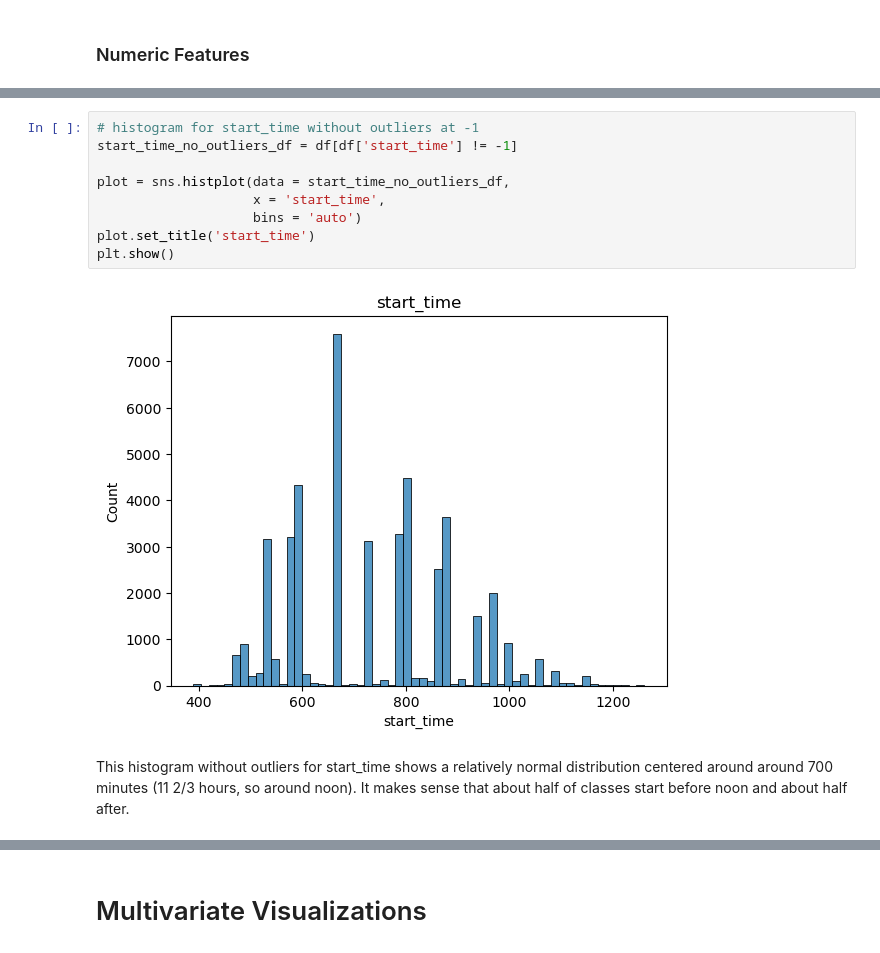
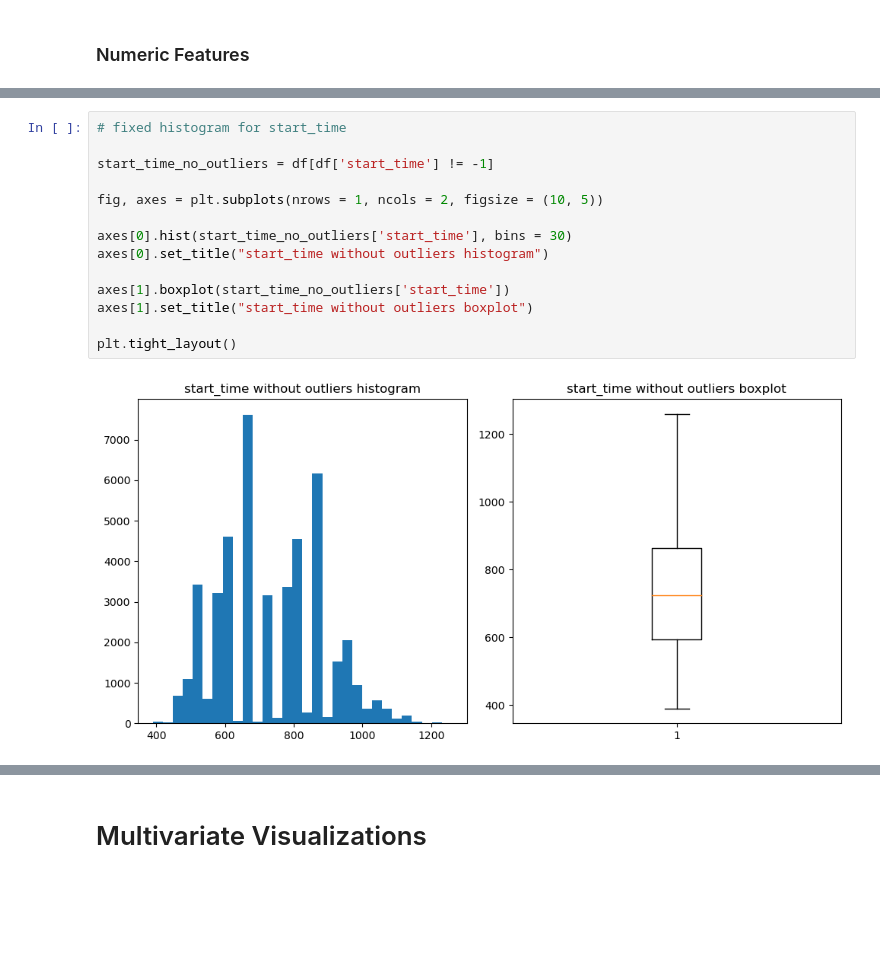
Before and after one commit to kellianneyang/predictive-academic-analytics, a Jupyter notebook: data_visualization.ipynb, the cells around one changed output, grey strips where cells are left out. Saved outputs shown, nothing was run; the diff lists cells and outputs as text; blank space fills up the shorter version.

```diff
--- a/data_visualization.ipynb
+++ b/data_visualization.ipynb
@@ -268,13 +254,16 @@ Leaving out outliers for 'class_length' and 'total_time', the middle 50% of sect
-# %%
-# histogram for start_time without outliers at -1
-start_time_no_outliers_df = df[df['start_time'] != -1]
-
-plot = sns.histplot(data = start_time_no_outliers_df,
-                    x = 'start_time',
-                    bins = 'auto')
-plot.set_title('start_time')
-plt.show()
-# %% [output]
-[figure, removed]
-# %% [markdown]
-This histogram without outliers for start_time shows a relatively normal distribution centered around around 700 minutes (11 2/3 hours, so around noon). It makes sense that about half of classes start before noon and about half after.
+# %%
+# fixed histogram for start_time
+
+start_time_no_outliers = df[df['start_time'] != -1]
+
+fig, axes = plt.subplots(nrows = 1, ncols = 2, figsize = (10, 5))
+
+axes[0].hist(start_time_no_outliers['start_time'], bins = 30)
+axes[0].set_title("start_time without outliers histogram")
+
+axes[1].boxplot(start_time_no_outliers['start_time'])
+axes[1].set_title("start_time without outliers boxplot")
+
+plt.tight_layout()
+# %% [output]
+[figure, added]
```
Also changed, not shown: parts of 38 cells of this notebook.
